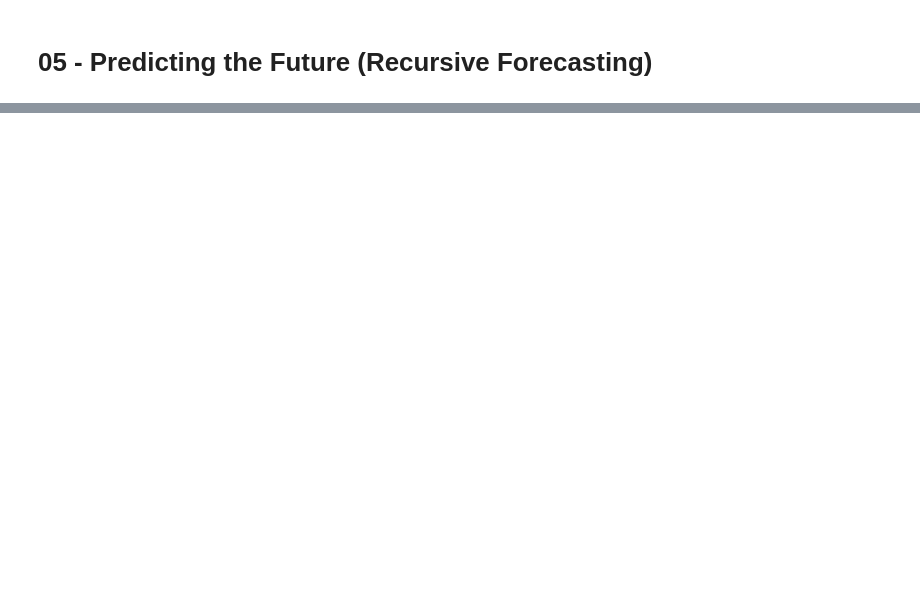
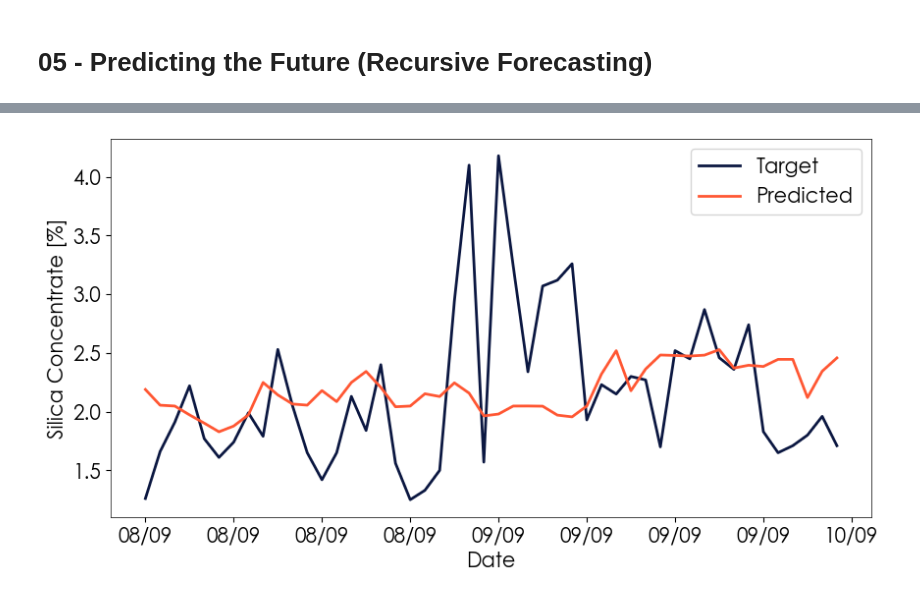
Before and after one commit to PauloCasmal/data-mining-study, a Jupyter notebook: Model-mining.ipynb, the cells around one changed output, grey strips where cells are left out. Cells and saved outputs as stored; diff of their text form; code cells hidden in the pictures; blank space fills up the shorter version.

```diff
--- a/Model-mining.ipynb
+++ b/Model-mining.ipynb
@@ -501,3 +454,0 @@ for step in range(H):
-# %%
-y_true_future = df.iloc[-H:]['% Silica Concentrate'].values
-y_pred_future = np.array(future_predictions)
@@ -527,0 +455,16 @@ plt.show()
+# %%
+future = 24 * 2 # in hours (1 day)
+
+X_test_future = X_test.iloc[-future:]
+# %%
+for i in range(future):
+    if i == 0:
+        y_pred_future = model.predict(X_test_future.iloc[[i]])
+    else:
+        X_test_future.iloc[[i], 0] = y_pred_future
+
+        print(y_pred_future)
+        for j in range(1, X_test_future.shape[1] - 1):
+            X_test_future.iloc[[i], j] = X_test_future.iloc[[i], j + 1]
+
+        y_pred_future = model.predict(X_test_future.iloc[[i]])
@@ -527,0 +552,20 @@ plt.show()
+# %%
+y_test_future = y_test.iloc[-future:].copy()
+# %%
+fig_fut, ax = plt.subplots(figsize=(10, 5))
+
+ax.plot(y_test_future, c='#0B1741', label='Target')
+ax.plot(X_test_future['lag-1'], c='#FF5733', label='Predicted')
+
+ax.set_ylabel('Silica Concentrate [%]')
+ax.set_xlabel('Date')
+
+ax.xaxis.set_major_formatter(mdates.DateFormatter('%d/%m'))
+
+ax.legend()
+
+fig_fut.savefig(r'G:\Meu Drive\03 - Facens\03 - Data Science\02-TCC-POS\05-Figures\future-predict.svg', dpi=140, format='svg', transparent=True)
+
+plt.show()
+# %% [output]
+[figure, added]
```
Also changed, not shown: parts of 10 cells of this notebook.
